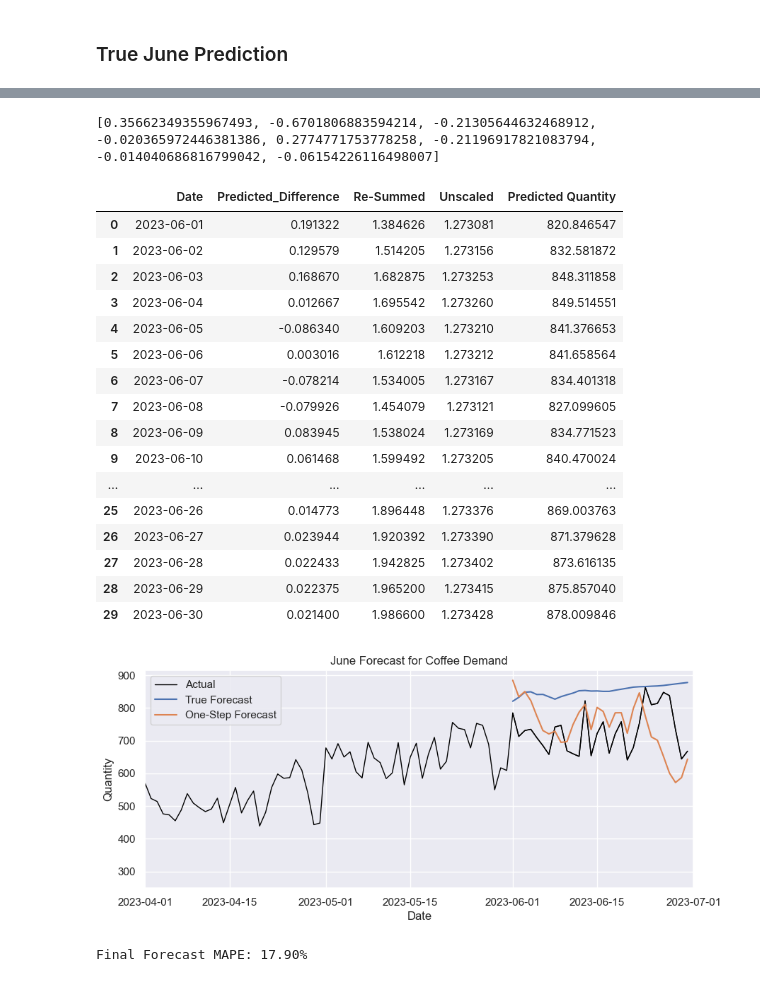
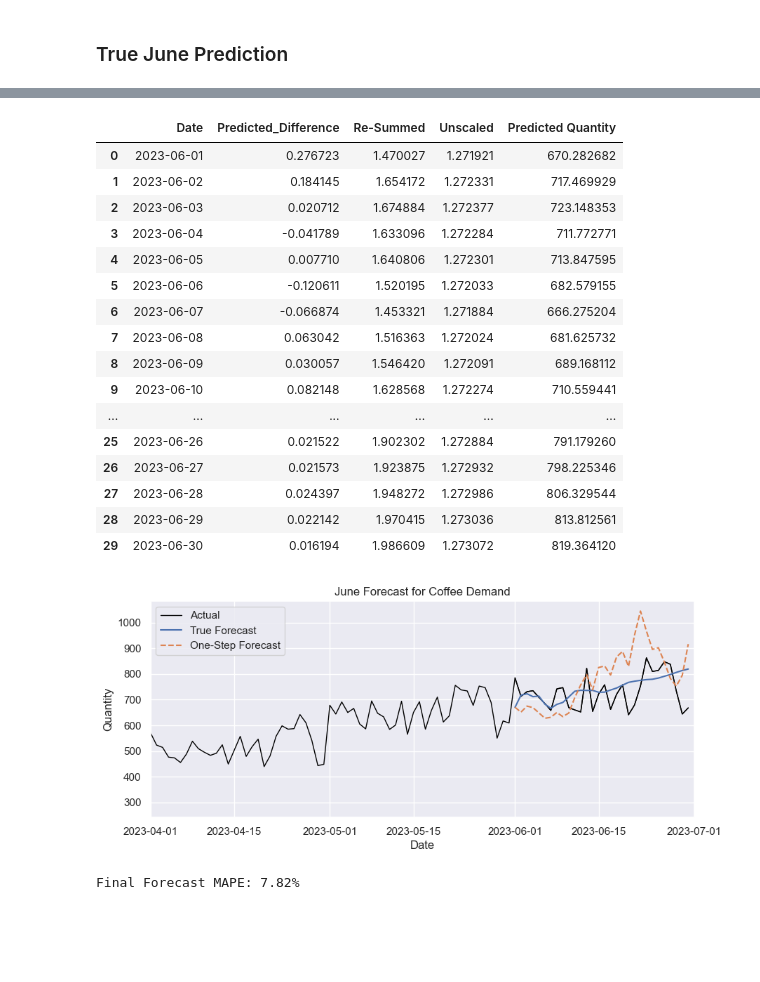
Before and after one commit to Murphysics1/masters_capstone, a Jupyter notebook: Coffee_MLR_Model.ipynb, the cells around one changed output, grey strips where cells are left out. Drawn from its saved outputs; the diff is of its cells as text; code cells hidden in the pictures; blank space fills up the shorter version.

```diff
--- a/Coffee_MLR_Model.ipynb
+++ b/Coffee_MLR_Model.ipynb
@@ -218,8 +202,8 @@ plt.show()
 #### One-Step Prediction
 # %%
 df_test = df_coffee.iloc[df_coffee.index[df_coffee['Date'] == split_date][0]-idx:,].copy()
-df_test['Quantity_Transformed'] = boxcox(df_test['Quantity'],lam)
-df_test['Scaled_Transform'] = scaler_bc.fit_transform(df_test[['Quantity_Transformed']])
+df_test['Quantity_BC_Transform'] = boxcox(df_test['Quantity'],lam)
+df_test['Scaled_Transform'] = scaler_bc.transform(df_test[['Quantity_BC_Transform']])
 df_test['Difference'] = df_test['Scaled_Transform'].diff()
 
 time_lag(df_test,'Difference',steps=idx)
@@ -347,8 +331,6 @@ df_test.head()
 # %%
 
-latest_lags = list(model_df.iloc[-1][['t-1','t-2','t-3','t-4','t-5','t-6','t-7','t-8']])
-
-print(latest_lags)
+latest_lags = list(df_test.iloc[0][['t-1','t-2','t-3','t-4','t-5','t-6','t-7','t-8']])
 
 lags = [f't-{i}' for i in range(1, 9)]
 
@@ -363,8 +345,6 @@ for _ in range(len(test_dates)):
 
     # Update lag list for next day (push new prediction, drop oldest)
     latest_lags = [y_pred] + latest_lags[:-1]
-# %% [output]
-[0.35662349355967493, -0.6701806883594214, -0.21305644632468912, -0.020365972446381386, 0.2774771753778258, -0.21196917821083794, -0.014040686816799042, -0.06154226116498007]
 # %%
 df_forecast = pd.DataFrame({
     'Date': test_dates,
@@ -383,38 +363,38 @@ df_forecast['Predicted Quantity'] = inv_boxcox(df_forecast['Unscaled'],lam)
 df_forecast
 # %% [output]
 |  | Date | Predicted_Difference | Re-Summed | Unscaled | Predicted Quantity |
-| 0 | 2023-06-01 | 0.191322 | 1.384626 | 1.273081 | 820.846547 |
-| 1 | 2023-06-02 | 0.129579 | 1.514205 | 1.273156 | 832.581872 |
-| 2 | 2023-06-03 | 0.168670 | 1.682875 | 1.273253 | 848.311858 |
-| 3 | 2023-06-04 | 0.012667 | 1.695542 | 1.273260 | 849.514551 |
-| 4 | 2023-06-05 | -0.086340 | 1.609203 | 1.273210 | 841.376653 |
-| 5 | 2023-06-06 | 0.003016 | 1.612218 | 1.273212 | 841.658564 |
-| 6 | 2023-06-07 | -0.078214 | 1.534005 | 1.273167 | 834.401318 |
-| 7 | 2023-06-08 | -0.079926 | 1.454079 | 1.273121 | 827.099605 |
-| 8 | 2023-06-09 | 0.083945 | 1.538024 | 1.273169 | 834.771523 |
-| 9 | 2023-06-10 | 0.061468 | 1.599492 | 1.273205 | 840.470024 |
+| 0 | 2023-06-01 | 0.276723 | 1.470027 | 1.271921 | 670.282682 |
+| 1 | 2023-06-02 | 0.184145 | 1.654172 | 1.272331 | 717.469929 |
+| 2 | 2023-06-03 | 0.020712 | 1.674884 | 1.272377 | 723.148353 |
+| 3 | 2023-06-04 | -0.041789 | 1.633096 | 1.272284 | 711.772771 |
+| 4 | 2023-06-05 | 0.007710 | 1.640806 | 1.272301 | 713.847595 |
+| 5 | 2023-06-06 | -0.120611 | 1.520195 | 1.272033 | 682.579155 |
+| 6 | 2023-06-07 | -0.066874 | 1.453321 | 1.271884 | 666.275204 |
+| 7 | 2023-06-08 | 0.063042 | 1.516363 | 1.272024 | 681.625732 |
+| 8 | 2023-06-09 | 0.030057 | 1.546420 | 1.272091 | 689.168112 |
+| 9 | 2023-06-10 | 0.082148 | 1.628568 | 1.272274 | 710.559441 |
 | ... | ... | ... | ... | ... | ... |
-| 25 | 2023-06-26 | 0.014773 | 1.896448 | 1.273376 | 869.003763 |
-| 26 | 2023-06-27 | 0.023944 | 1.920392 | 1.273390 | 871.379628 |
-| 27 | 2023-06-28 | 0.022433 | 1.942825 | 1.273402 | 873.616135 |
-| 28 | 2023-06-29 | 0.022375 | 1.965200 | 1.273415 | 875.857040 |
-| 29 | 2023-06-30 | 0.021400 | 1.986600 | 1.273428 | 878.009846 |
+| 25 | 2023-06-26 | 0.021522 | 1.902302 | 1.272884 | 791.179260 |
+| 26 | 2023-06-27 | 0.021573 | 1.923875 | 1.272932 | 798.225346 |
+| 27 | 2023-06-28 | 0.024397 | 1.948272 | 1.272986 | 806.329544 |
+| 28 | 2023-06-29 | 0.022142 | 1.970415 | 1.273036 | 813.812561 |
+| 29 | 2023-06-30 | 0.016194 | 1.986609 | 1.273072 | 819.364120 |
 # %%
 plt.figure(figsize=(10,4))
 
 ax = sns.lineplot(data=df_coffee, x='Date',y='Quantity',c='black', linewidth = 1)
 ax= sns.lineplot(data=df_test_rollup, x='Date', y='Quantity',label ="Actual", c = 'black', linewidth = 1)
 ax = sns.lineplot(data=df_forecast, x='Date',y='Predicted Quantity',label='True Forecast')
-ax = sns.lineplot(data=df_test_rollup, x='Date', y= 'Predicted Quantity', label = 'One-Step Forecast')
+ax = sns.lineplot(data=df_test_rollup, x='Date', y= 'Predicted Quantity', label = 'One-Step Forecast', linestyle = '--')
 
 ax.set(title = "June Forecast for Coffee Demand")
 plt.xlim(np.datetime64('2023-04-01'),np.datetime64('2023-07-01'))
 plt.show()
 # %% [output]
-[figure, old version]
+[figure, new version]
 # %%
 forecast_mape = mean_absolute_percentage_error(df_test_rollup['Quantity'],df_forecast['Predicted Quantity'])*100
 
 print(f'Final Forecast MAPE: {forecast_mape:.2f}%')
 # %% [output]
-Final Forecast MAPE: 17.90%
+Final Forecast MAPE: 7.82%
```
Also changed, not shown: parts of 9 cells of this notebook, 1 other file.
